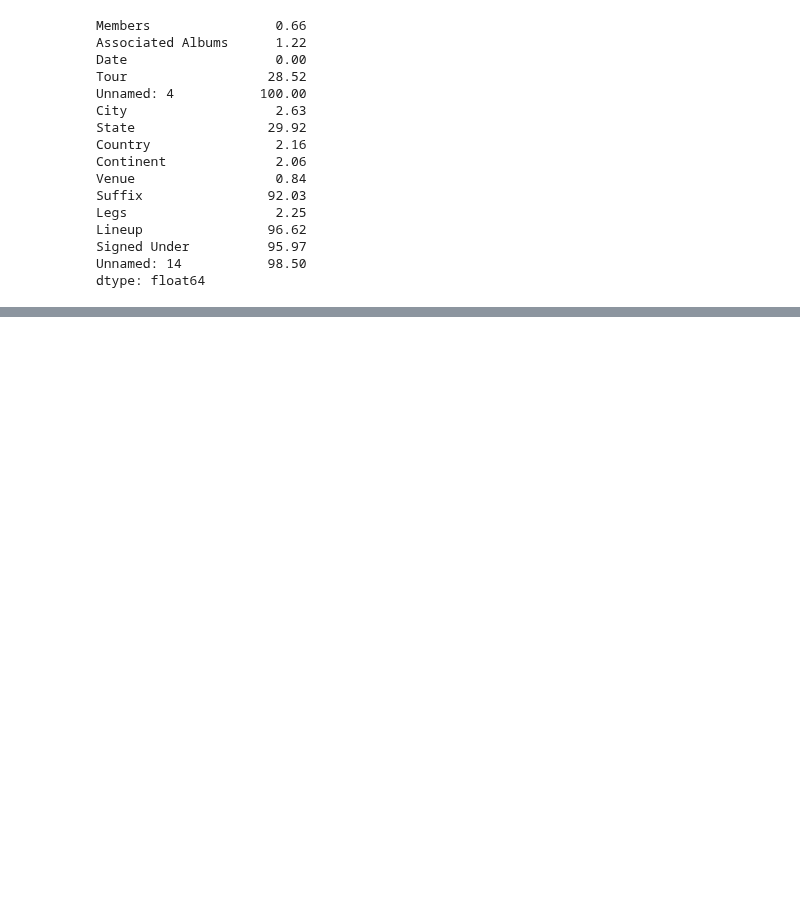
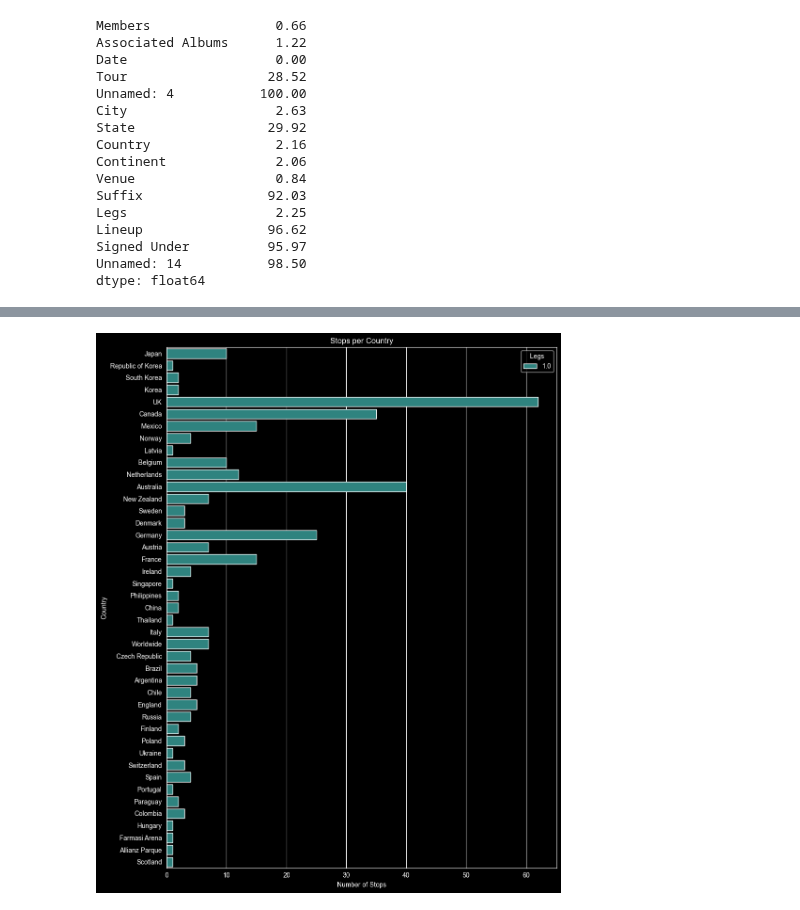
Before and after one commit to MeredithClikkie/torchbearerlab.github.io, a Jupyter notebook: TØPTourStops.ipynb, the cells around one changed output, grey strips where cells are left out. Drawn from its saved outputs; the diff is of its cells as text; code cells hidden in the pictures; blank space fills up the shorter version.

```diff
--- a/TØPTourStops.ipynb
+++ b/TØPTourStops.ipynb
@@ -93,0 +184,19 @@ NameError: name 'X' is not defined
+# %%
+# Filter out a specific country
+df_filtered = df1[df1['Country'] != 'USA']
+
+# Set the figure size so the country names aren't squashed
+plt.figure(figsize=(10, 12))
+
+# Use countplot to actually count occurrences of each country
+sns.countplot(data=df_filtered, y="Country", hue ='Legs', palette="viridis")
+
+plt.title('Stops per Country')
+plt.xlabel('Number of Stops')
+plt.ylabel('Country')
+
+# Optional: Adjust layout to prevent clipping of labels
+plt.tight_layout()
+plt.show()
+# %% [output]
+[figure, added]
```
Also changed, not shown: parts of 13 cells of this notebook.
